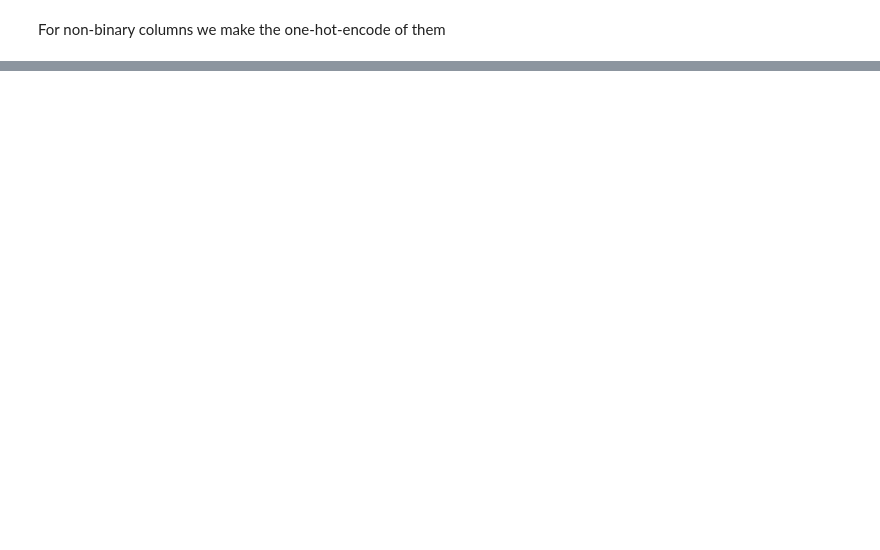
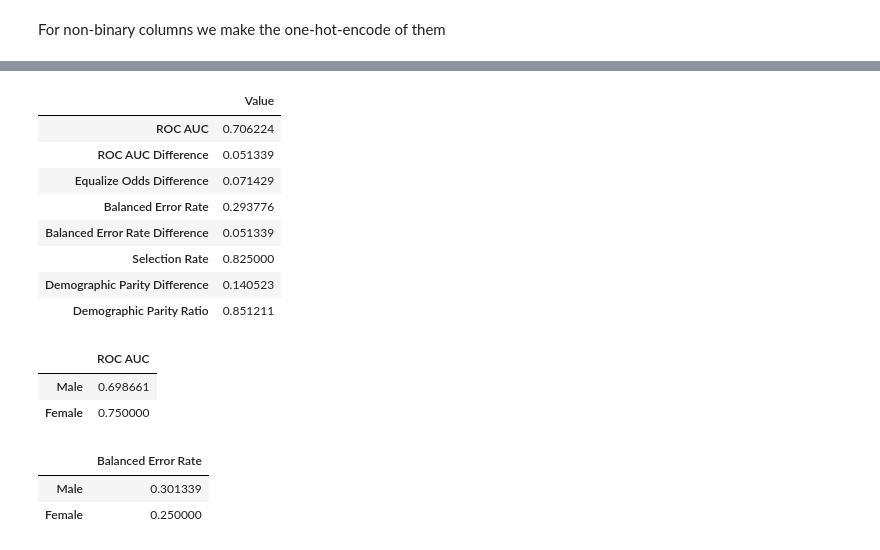
Before and after one commit to NiccoloMarzi/Ethics-in-AI, a Jupyter notebook: loan_eligibility.ipynb, the cells around one changed output, grey strips where cells are left out. Drawn from its saved outputs; the diff is of its cells as text; code cells hidden in the pictures; blank space fills up the shorter version.

```diff
--- a/loan_eligibility.ipynb
+++ b/loan_eligibility.ipynb
@@ -158,0 +310,44 @@ df
+# %%
+def display_scores_per_groups(auc_scores, le, title):
+    df = pd.DataFrame(auc_scores, index=[title]).T
+    df.index = le.inverse_transform(df.index)
+
+    display(df)
+# %%
+sensitive_features = test_X["Gender"]
+pred_y = baseline.predict(test_X)
+# %%
+roc_per_group = score_per_group(roc_auc_score,test_y, pred_y, sensitive_features)
+acc_per_group = score_per_group(balanced_accuracy_score,test_y, pred_y, sensitive_features)
+err_per_group = {group: 1 - acc_score for group, acc_score in acc_per_group.items()}
+# %%
+fairlearn_metrics = {}
+pred_y = baseline.predict(test_X)
+fairlearn_metrics["ROC AUC"] = roc_auc_score(test_y, pred_y)
+fairlearn_metrics["ROC AUC Difference"] = max(err_per_group.values()) - min(err_per_group.values())
+fairlearn_metrics["Equalize Odds Difference"] = flm.equalized_odds_difference(test_y, pred_y, sensitive_features=sensitive_features)
+fairlearn_metrics["Balanced Error Rate"] = 1-balanced_accuracy_score(test_y, pred_y)
+fairlearn_metrics["Balanced Error Rate Difference"] = max(err_per_group.values()) - min(err_per_group.values())
+fairlearn_metrics["Selection Rate"] = flm.selection_rate(test_y, pred_y)
+fairlearn_metrics["Demographic Parity Difference"] = flm.demographic_parity_difference(test_y, baseline.predict(test_X), sensitive_features=sensitive_features)
+fairlearn_metrics["Demographic Parity Ratio"] = flm.demographic_parity_ratio(test_y, baseline.predict(test_X), sensitive_features=sensitive_features)
+# %%
+display(pd.DataFrame(fairlearn_metrics, index=["Value"]).T)
+display_scores_per_groups(roc_per_group, encoders["Gender"], "ROC AUC")
+display_scores_per_groups(err_per_group, encoders["Gender"], "Balanced Error Rate")
+# %% [output]
+|  | Value |
+| ROC AUC | 0.706224 |
+| ROC AUC Difference | 0.051339 |
+| Equalize Odds Difference | 0.071429 |
+| Balanced Error Rate | 0.293776 |
+| Balanced Error Rate Difference | 0.051339 |
+| Selection Rate | 0.825000 |
+| Demographic Parity Difference | 0.140523 |
+| Demographic Parity Ratio | 0.851211 |
+|  | ROC AUC |
+| Male | 0.698661 |
+| Female | 0.750000 |
+|  | Balanced Error Rate |
+| Male | 0.301339 |
+| Female | 0.250000 |
```
Also changed, not shown: parts of 31 cells of this notebook.
